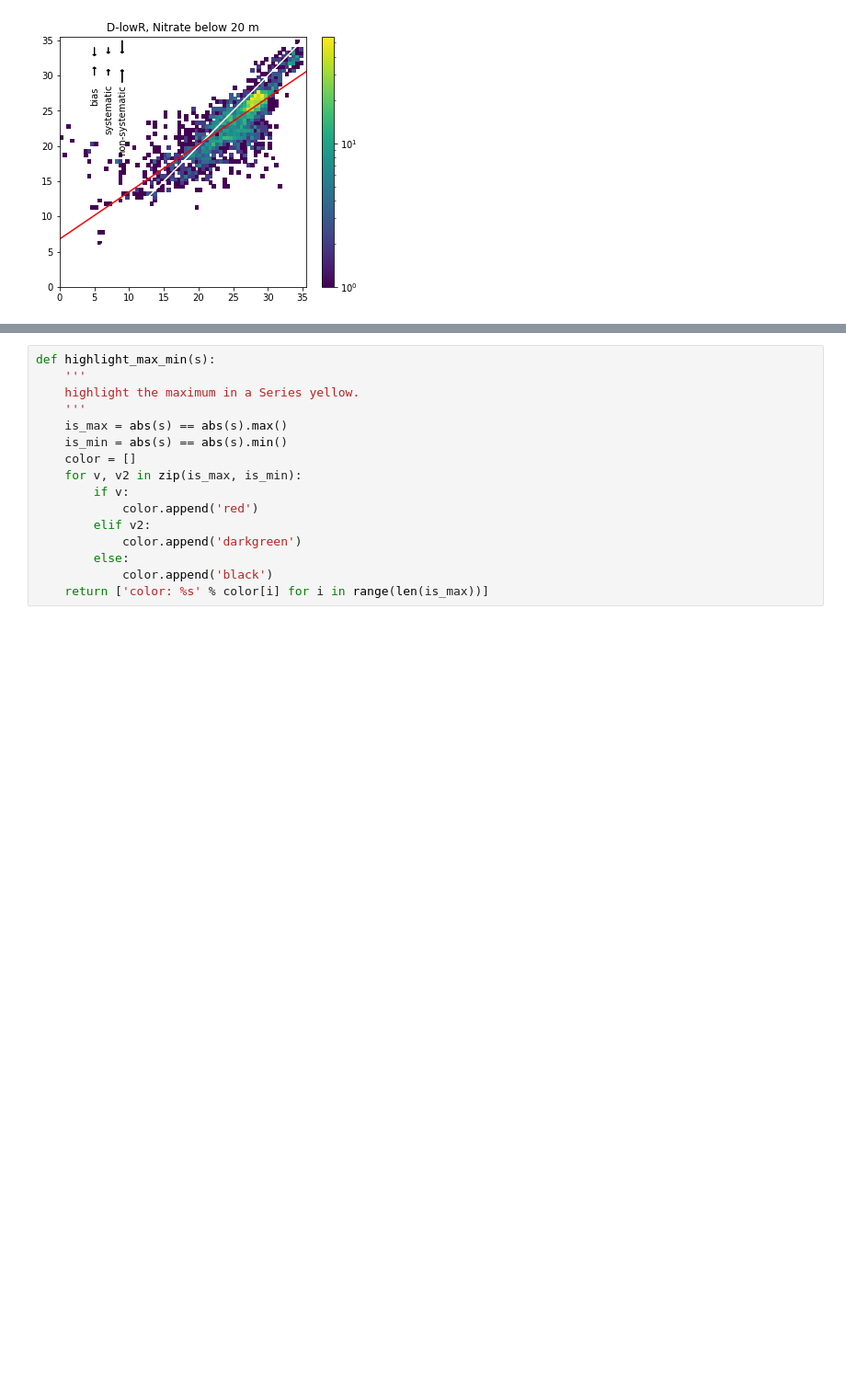
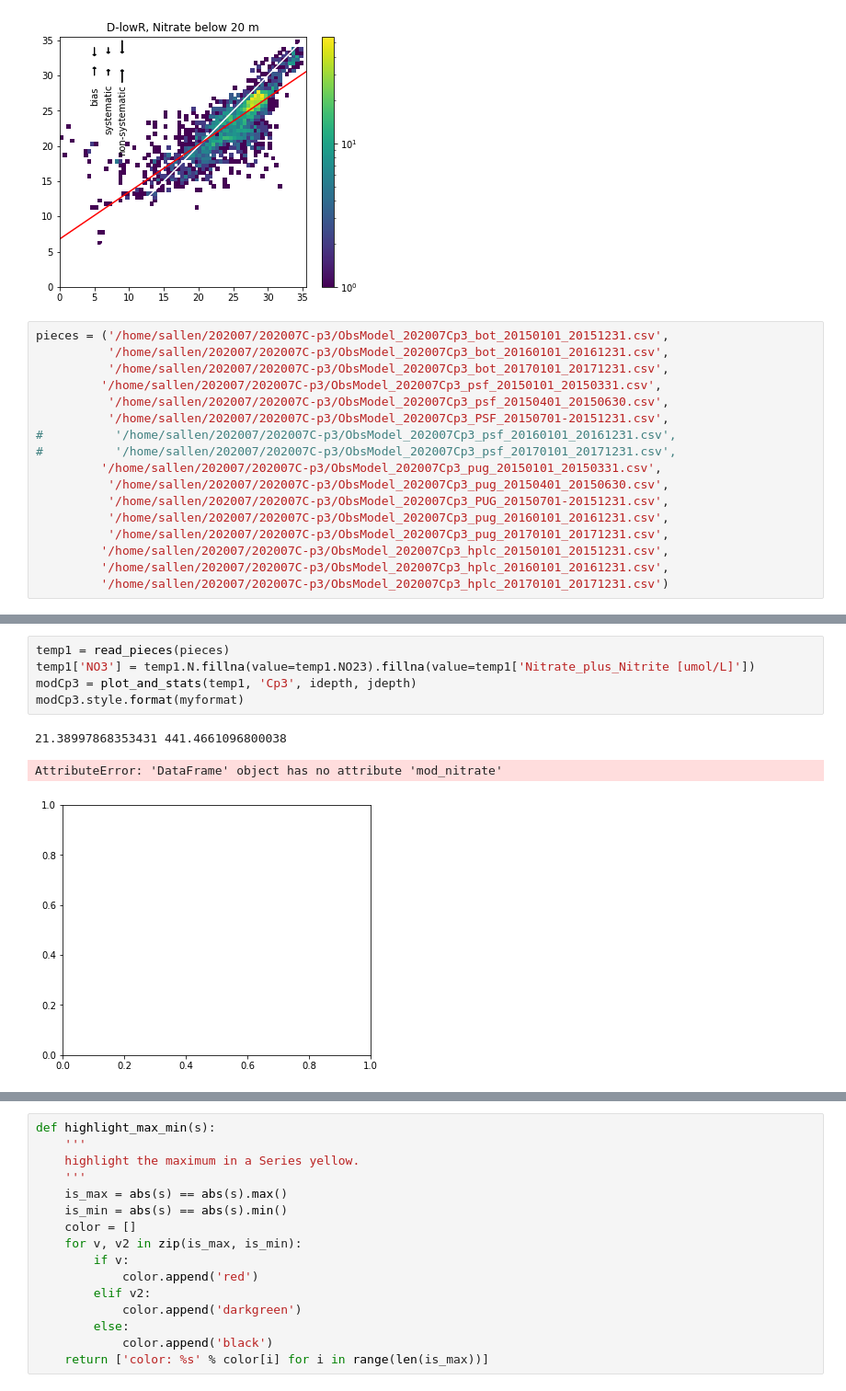
Before and after one commit to SalishSeaCast/analysis-susan, a Jupyter notebook: notebooks/PhysTuning/DeepNitrate.ipynb, the cells around one changed output, grey strips where cells are left out. Shown at 92% size. Saved outputs shown, nothing was run; the diff lists cells and outputs as text; blank space fills up the shorter version.

```diff
--- a/notebooks/PhysTuning/DeepNitrate.ipynb
+++ b/notebooks/PhysTuning/DeepNitrate.ipynb
@@ -283,3 +273,20 @@ DlowR.style.format(myformat)
 |  | number | bias | rmse | swillmott | slopedev | const | systematic | nonsystematic | spread |
 | D-lowR | 2938 | -1.6 | 3.2 | 0.14 | 0.33 | 6.8 | 2.3 | 2.3 | 0.32 |
 [figure]
+# %%
+pieces = ('/home/sallen/202007/202007C-p3/ObsModel_202007Cp3_bot_20150101_20151231.csv',
+          '/home/sallen/202007/202007C-p3/ObsModel_202007Cp3_bot_20160101_20161231.csv',
+          '/home/sallen/202007/202007C-p3/ObsModel_202007Cp3_bot_20170101_20171231.csv',
+         '/home/sallen/202007/202007C-p3/ObsModel_202007Cp3_psf_20150101_20150331.csv',
+          '/home/sallen/202007/202007C-p3/ObsModel_202007Cp3_psf_20150401_20150630.csv',
+          '/home/sallen/202007/202007C-p3/ObsModel_202007Cp3_PSF_20150701-20151231.csv',
+#          '/home/sallen/202007/202007C-p3/ObsModel_202007Cp3_psf_20160101_20161231.csv',
+#          '/home/sallen/202007/202007C-p3/ObsModel_202007Cp3_psf_20170101_20171231.csv',
+         '/home/sallen/202007/202007C-p3/ObsModel_202007Cp3_pug_20150101_20150331.csv',
+          '/home/sallen/202007/202007C-p3/ObsModel_202007Cp3_pug_20150401_20150630.csv',
+          '/home/sallen/202007/202007C-p3/ObsModel_202007Cp3_PUG_20150701-20151231.csv',
+          '/home/sallen/202007/202007C-p3/ObsModel_202007Cp3_pug_20160101_20161231.csv',
+          '/home/sallen/202007/202007C-p3/ObsModel_202007Cp3_pug_20170101_20171231.csv',
+         '/home/sallen/202007/202007C-p3/ObsModel_202007Cp3_hplc_20150101_20151231.csv',
+         '/home/sallen/202007/202007C-p3/ObsModel_202007Cp3_hplc_20160101_20161231.csv',
+         '/home/sallen/202007/202007C-p3/ObsModel_202007Cp3_hplc_20170101_20171231.csv')
@@ -286 +315,10 @@ DlowR.style.format(myformat)
+# %%
+temp1 = read_pieces(pieces)
+temp1['NO3'] = temp1.N.fillna(value=temp1.NO23).fillna(value=temp1['Nitrate_plus_Nitrite [umol/L]'])
+modCp3 = plot_and_stats(temp1, 'Cp3', idepth, jdepth)
+modCp3.style.format(myformat)
+# %% [output]
+21.38997868353431 441.4661096800038
+AttributeError: 'DataFrame' object has no attribute 'mod_nitrate'
+[figure, added]
 # %%
```
Also changed, not shown: parts of 4 cells of this notebook, 1 other file.
